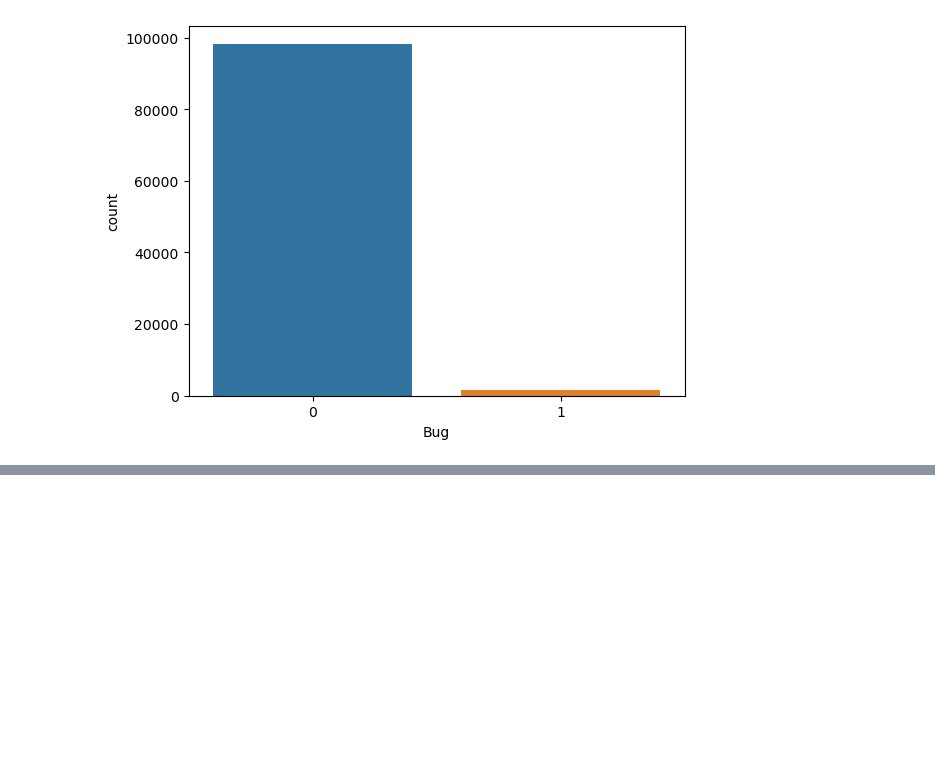
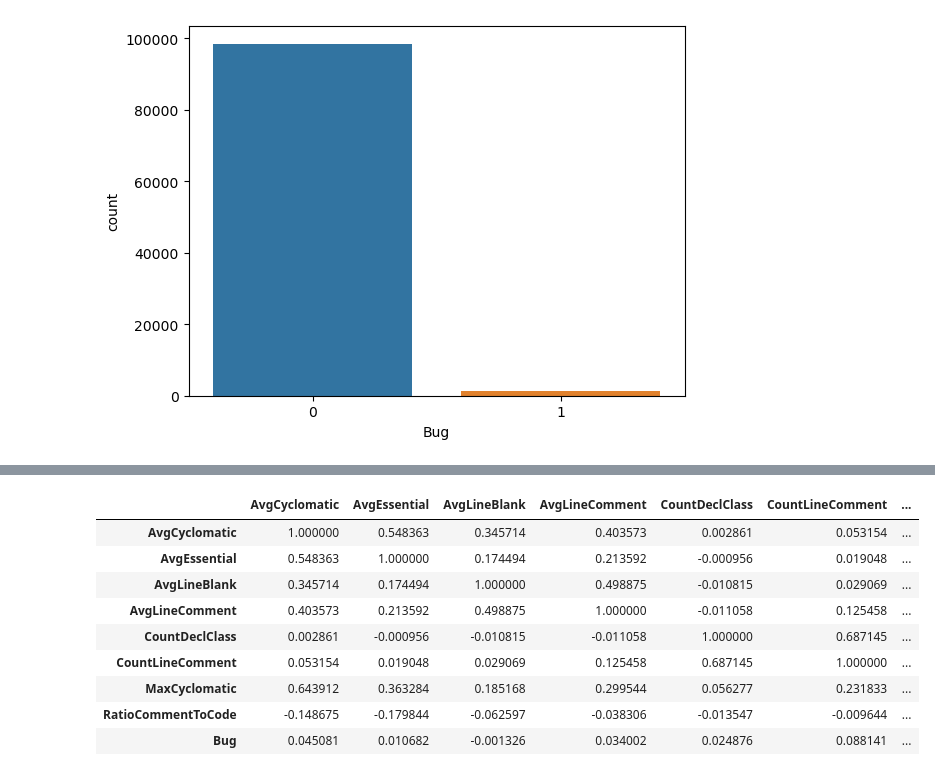
Before and after one commit to ahenrij/ets-mgl869-hive, a Jupyter notebook: src/lab/notebooks/dataset.ipynb, the cells around one changed output, grey strips where cells are left out. Drawn from its saved outputs; the diff is of its cells as text; code cells hidden in the pictures; blank space fills up the shorter version.

```diff
--- a/src/lab/notebooks/dataset.ipynb
+++ b/src/lab/notebooks/dataset.ipynb
@@ -240,0 +294,16 @@ dataset.to_csv(OUTPUT_DIR + "dataset.csv", index=False)
+# %%
+retained_cols = ['AvgCyclomatic', 'AvgEssential', 'AvgLineBlank', 'AvgLineComment', 'CountDeclClass',
+                 'CountLineComment', 'MaxCyclomatic', 'RatioCommentToCode', 'FileType', 'Bug']
+preprocessed_data = dataset[retained_cols]
+preprocessed_data.corr()
+# %% [output]
+|  | AvgCyclomatic | AvgEssential | AvgLineBlank | AvgLineComment | CountDeclClass | CountLineComment | ... |
+| AvgCyclomatic | 1.000000 | 0.548363 | 0.345714 | 0.403573 | 0.002861 | 0.053154 | ... |
+| AvgEssential | 0.548363 | 1.000000 | 0.174494 | 0.213592 | -0.000956 | 0.019048 | ... |
+| AvgLineBlank | 0.345714 | 0.174494 | 1.000000 | 0.498875 | -0.010815 | 0.029069 | ... |
+| AvgLineComment | 0.403573 | 0.213592 | 0.498875 | 1.000000 | -0.011058 | 0.125458 | ... |
+| CountDeclClass | 0.002861 | -0.000956 | -0.010815 | -0.011058 | 1.000000 | 0.687145 | ... |
+| CountLineComment | 0.053154 | 0.019048 | 0.029069 | 0.125458 | 0.687145 | 1.000000 | ... |
+| MaxCyclomatic | 0.643912 | 0.363284 | 0.185168 | 0.299544 | 0.056277 | 0.231833 | ... |
+| RatioCommentToCode | -0.148675 | -0.179844 | -0.062597 | -0.038306 | -0.013547 | -0.009644 | ... |
+| Bug | 0.045081 | 0.010682 | -0.001326 | 0.034002 | 0.024876 | 0.088141 | ... |
```
Also changed, not shown: parts of 11 cells of this notebook, 1 other file.
